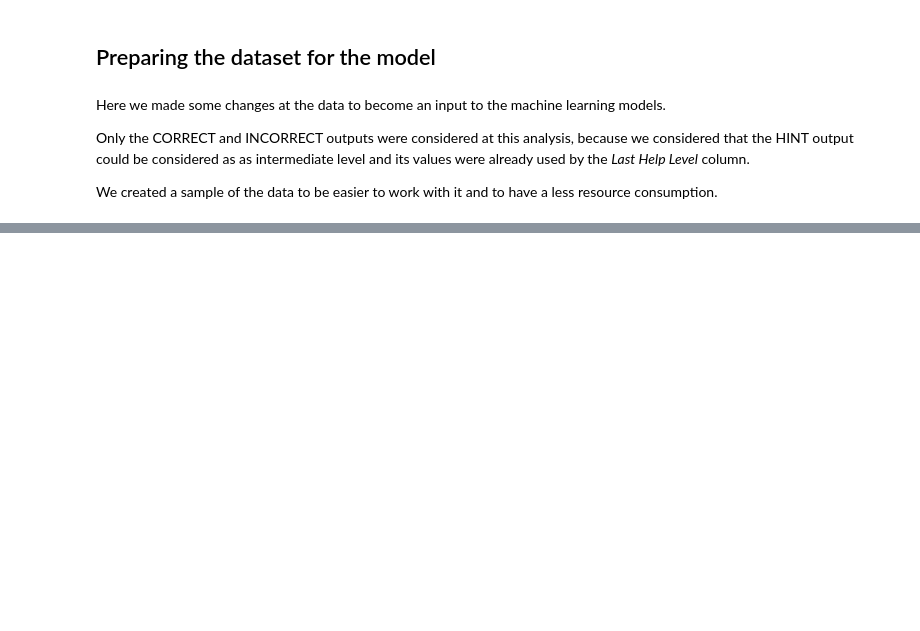
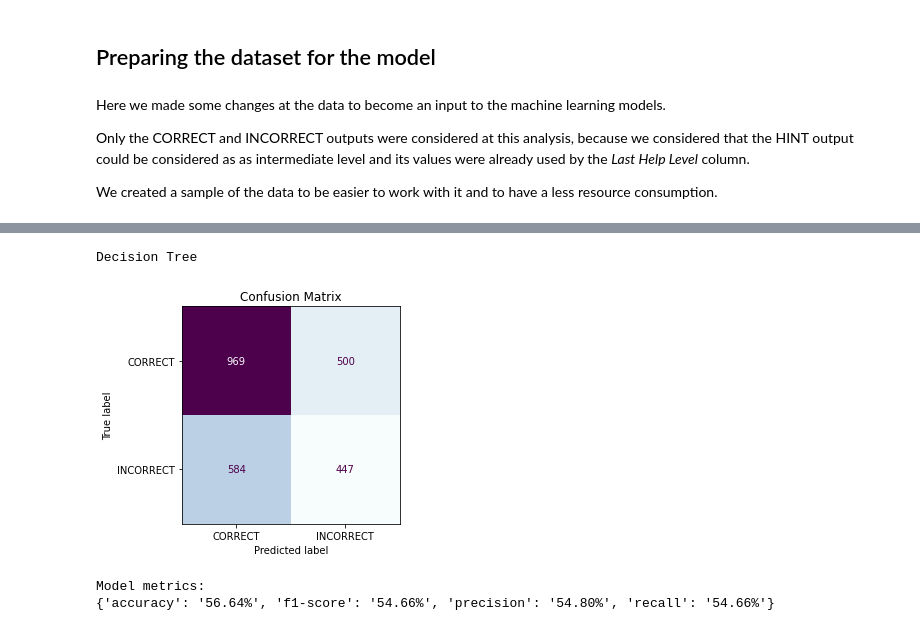
Before and after one commit to boa50/intelligent-tutoring-analysis, a Jupyter notebook: Analysis.ipynb, the cells around one changed output, grey strips where cells are left out. Saved outputs shown, nothing was run; the diff lists cells and outputs as text; code cells hidden in the pictures; blank space fills up the shorter version.

```diff
--- a/Analysis.ipynb
+++ b/Analysis.ipynb
@@ -494,0 +721,21 @@ Name: Outcome, dtype: int64
+# %%
+start_time = time.time()
+
+dtc_clf = DecisionTreeClassifier()
+dtc_clf.fit(X_train, y_train);
+
+fit_time = round(time.time() - start_time, 2)
+# %%
+dtc_y_pred = dtc_clf.predict(X_test)
+
+metrics = get_metrics(y_test, dtc_y_pred)
+metrics['fit_time'] = fit_time
+
+model_metrics['Decision Tree'] = metrics
+# %%
+plot_model_performance(y_test, dtc_y_pred, model_name='Decision Tree')
+# %% [output]
+Decision Tree
+[figure, added]
+Model metrics:
+{'accuracy': '56.64%', 'f1-score': '54.66%', 'precision': '54.80%', 'recall': '54.66%'}
```
Also changed, not shown: parts of 48 cells of this notebook, 1 other file.
